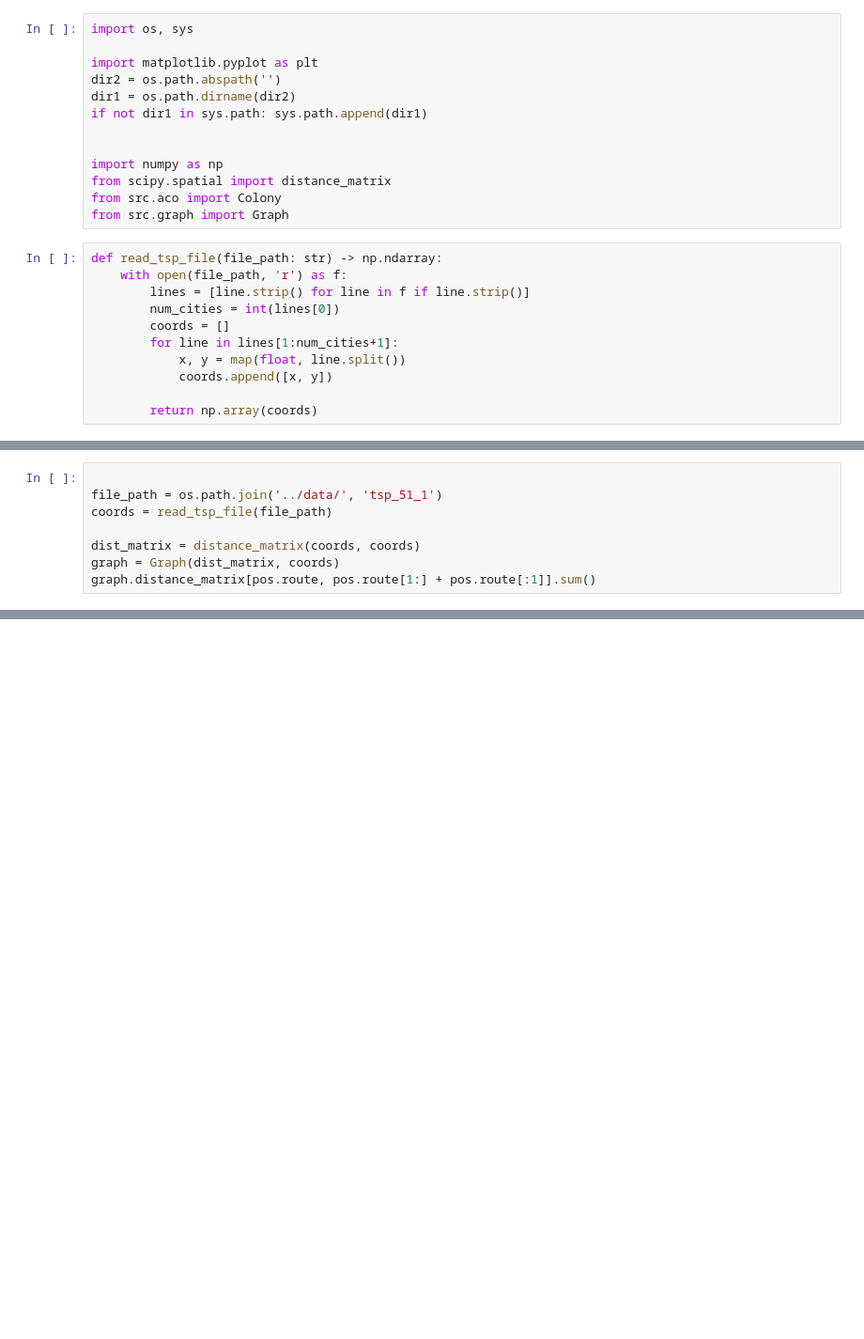
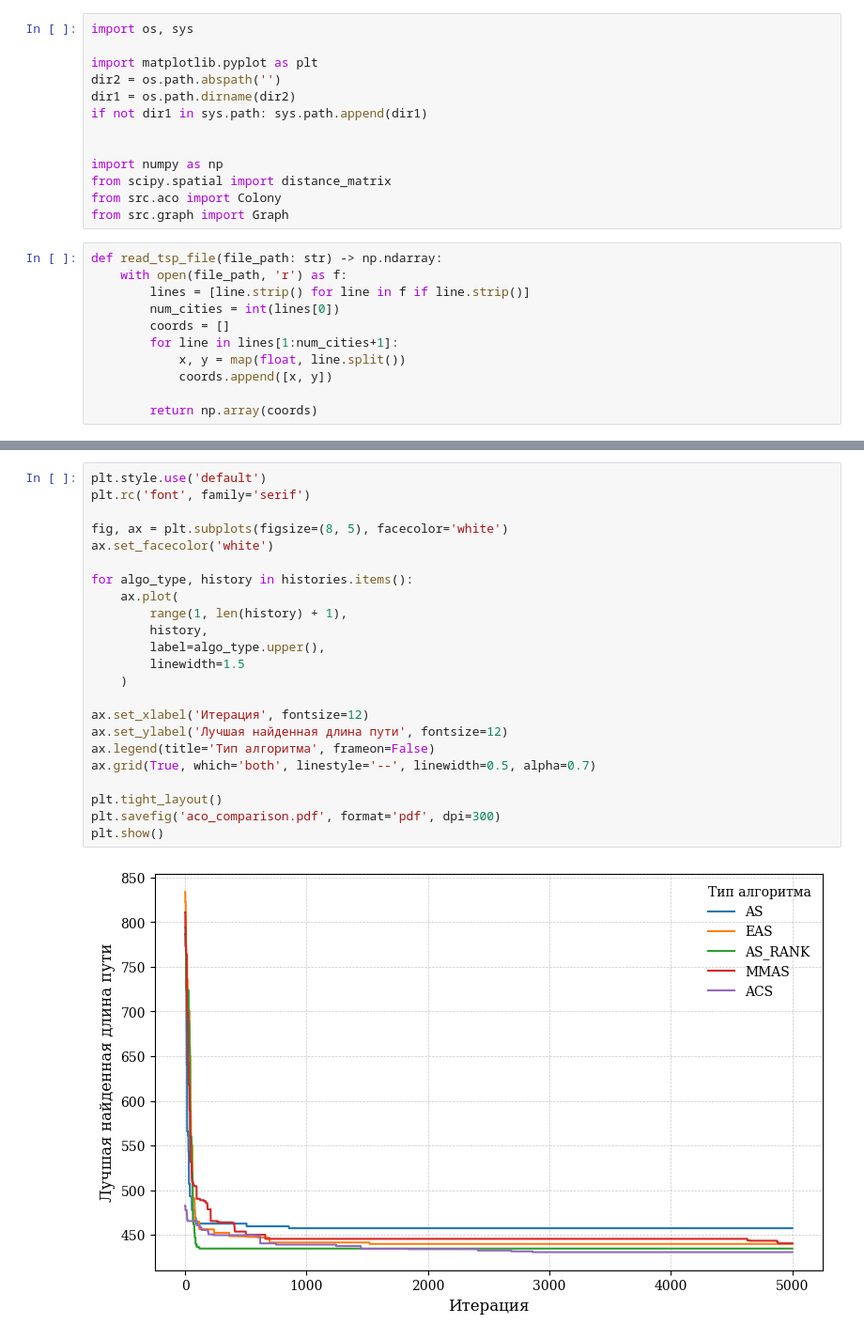
Before and after one commit to artlvruran/Complexities, a Jupyter notebook: notebooks/aco.ipynb, the cells around one changed output, grey strips where cells are left out. Shown at 94% size. Saved outputs shown, nothing was run; the diff lists cells and outputs as text; blank space fills up the shorter version.

```diff
--- a/notebooks/aco.ipynb
+++ b/notebooks/aco.ipynb
@@ -101,8 +24,0 @@ pos.route
-# %%
-
-file_path = os.path.join('../data/', 'tsp_51_1')
-coords = read_tsp_file(file_path)
-
-dist_matrix = distance_matrix(coords, coords)
-graph = Graph(dist_matrix, coords)
-graph.distance_matrix[pos.route, pos.route[1:] + pos.route[:1]].sum()
@@ -115,0 +70,25 @@ graph.distance_matrix[rt, rt[1:] + rt[:1]].sum()
+# %%
+plt.style.use('default')
+plt.rc('font', family='serif')
+
+fig, ax = plt.subplots(figsize=(8, 5), facecolor='white')
+ax.set_facecolor('white')
+
+for algo_type, history in histories.items():
+    ax.plot(
+        range(1, len(history) + 1),
+        history,
+        label=algo_type.upper(),
+        linewidth=1.5
+    )
+
+ax.set_xlabel('Итерация', fontsize=12)
+ax.set_ylabel('Лучшая найденная длина пути', fontsize=12)
+ax.legend(title='Тип алгоритма', frameon=False)
+ax.grid(True, which='both', linestyle='--', linewidth=0.5, alpha=0.7)
+
+plt.tight_layout()
+plt.savefig('aco_comparison.pdf', format='pdf', dpi=300)
+plt.show()
+# %% [output]
+[figure, added]
```
Also changed, not shown: parts of 10 cells of this notebook, 12 other files.
